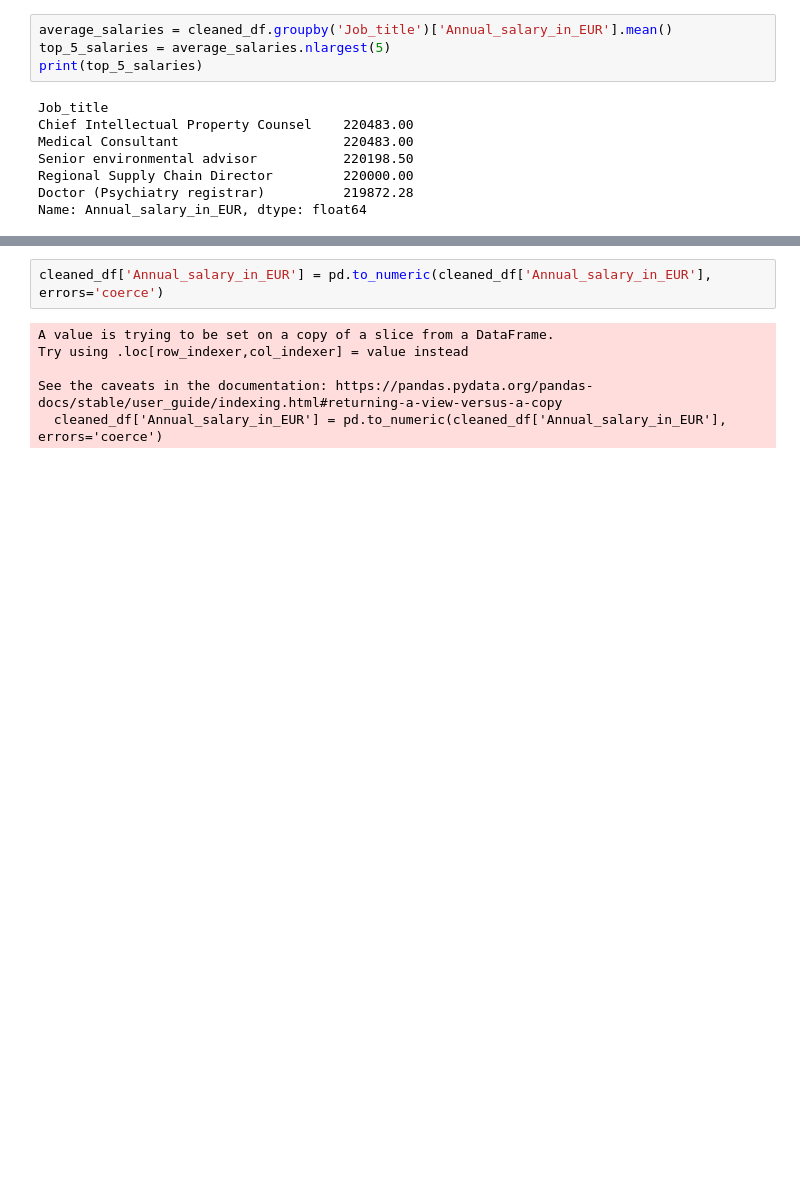
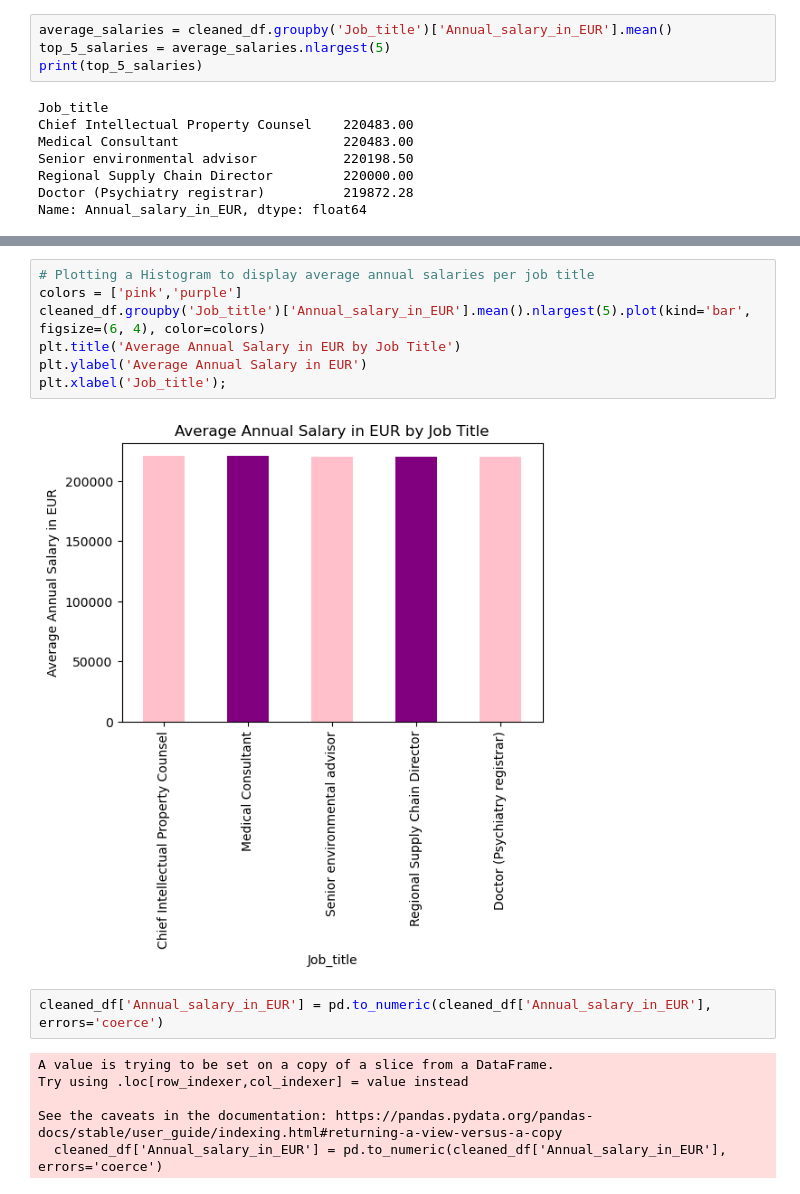
Before and after one commit to pta20037/CA1_SalarySurvey, a Jupyter notebook: CA1_SalarySurvey.ipynb, the cells around one changed output, grey strips where cells are left out. Saved outputs shown, nothing was run; the diff lists cells and outputs as text; blank space fills up the shorter version.

```diff
--- a/CA1_SalarySurvey.ipynb
+++ b/CA1_SalarySurvey.ipynb
@@ -920,4 +923,13 @@ max      221000.000000
 Name: Annual_salary_in_EUR, dtype: float64
+# %%
+# Plotting a Histogram to display average annual salaries per job title
+colors = ['pink','purple']
+cleaned_df.groupby('Job_title')['Annual_salary_in_EUR'].mean().nlargest(5).plot(kind='bar', figsize=(6, 4), color=colors)
+plt.title('Average Annual Salary in EUR by Job Title')
+plt.ylabel('Average Annual Salary in EUR')
+plt.xlabel('Job_title');
+# %% [output]
+[figure, added]
 # %%
 cleaned_df['Annual_salary_in_EUR'] = pd.to_numeric(cleaned_df['Annual_salary_in_EUR'], errors='coerce')
 # %% [output]
```
Also changed, not shown: parts of 21 cells of this notebook, 1 other file.
